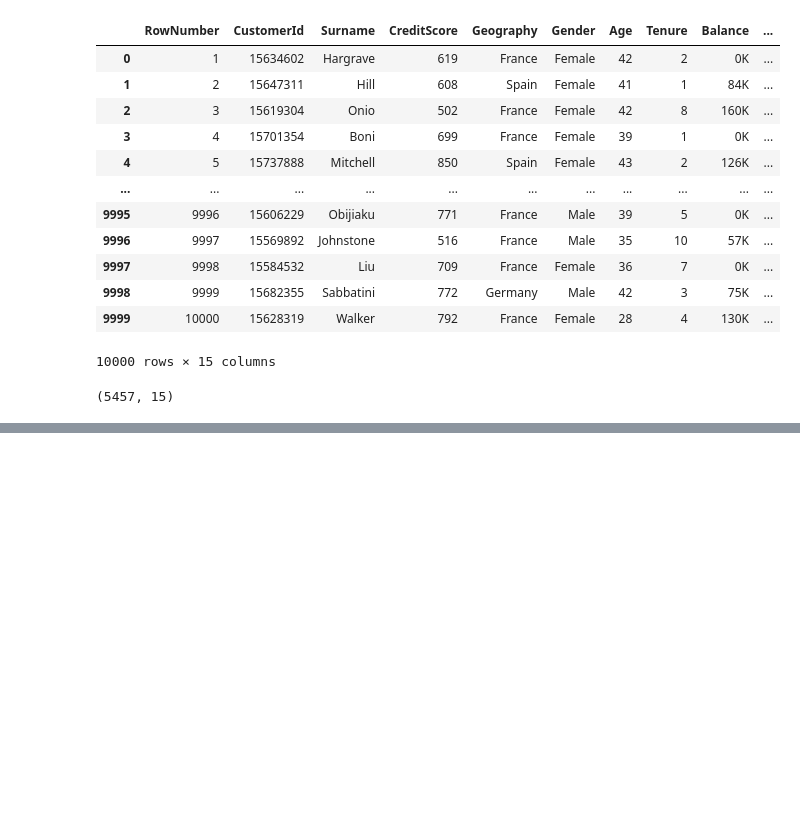
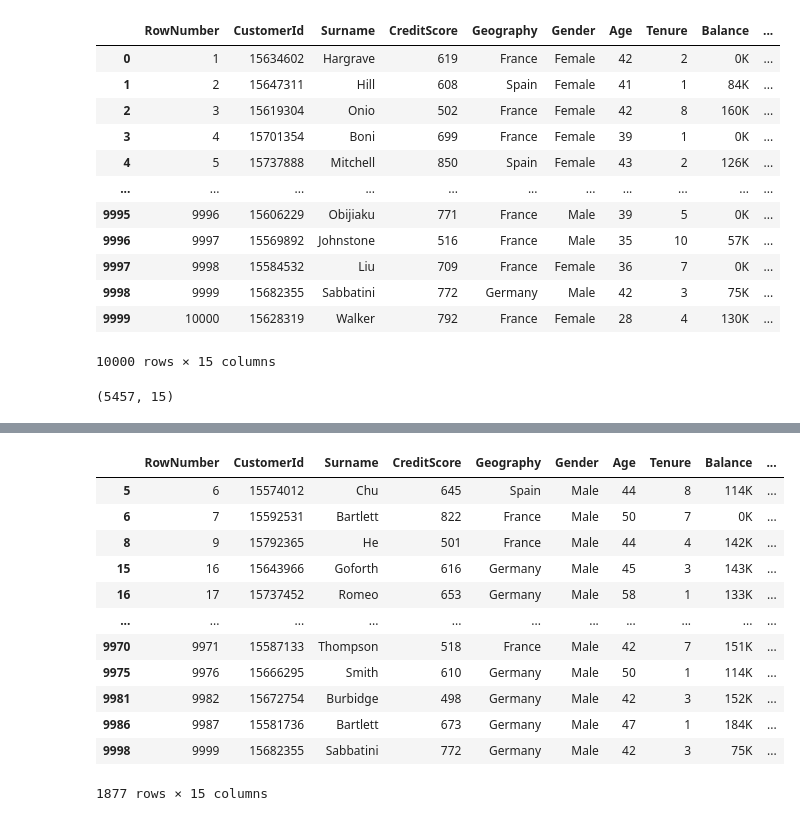
Before and after one commit to nawazf/Data-Engineering-and-AI, a Jupyter notebook: classpythonsession2.ipynb, the cells around one changed output, grey strips where cells are left out. Drawn from its saved outputs; the diff is of its cells as text; code cells hidden in the pictures; blank space fills up the shorter version.

Commit message:
From data clearning to Classificaiton Modeling All in ONe

```diff
--- a/classpythonsession2.ipynb
+++ b/classpythonsession2.ipynb
@@ -27,0 +25,17 @@ filteredData.shape
+# %%
+filteredData = dataset.query(("Gender == 'Male' and Age > 40"))
+filteredData
+# %% [output]
+|  | RowNumber | CustomerId | Surname | CreditScore | Geography | Gender | Age | Tenure | Balance | ... |
+| 5 | 6 | 15574012 | Chu | 645 | Spain | Male | 44 | 8 | 114K | ... |
+| 6 | 7 | 15592531 | Bartlett | 822 | France | Male | 50 | 7 | 0K | ... |
+| 8 | 9 | 15792365 | He | 501 | France | Male | 44 | 4 | 142K | ... |
+| 15 | 16 | 15643966 | Goforth | 616 | Germany | Male | 45 | 3 | 143K | ... |
+| 16 | 17 | 15737452 | Romeo | 653 | Germany | Male | 58 | 1 | 133K | ... |
+| ... | ... | ... | ... | ... | ... | ... | ... | ... | ... | ... |
+| 9970 | 9971 | 15587133 | Thompson | 518 | France | Male | 42 | 7 | 151K | ... |
+| 9975 | 9976 | 15666295 | Smith | 610 | Germany | Male | 50 | 1 | 114K | ... |
+| 9981 | 9982 | 15672754 | Burbidge | 498 | Germany | Male | 42 | 3 | 152K | ... |
+| 9986 | 9987 | 15581736 | Bartlett | 673 | Germany | Male | 47 | 1 | 184K | ... |
+| 9998 | 9999 | 15682355 | Sabbatini | 772 | Germany | Male | 42 | 3 | 75K | ... |
+1877 rows × 15 columns
```
Also changed, not shown: parts of 68 cells of this notebook.
